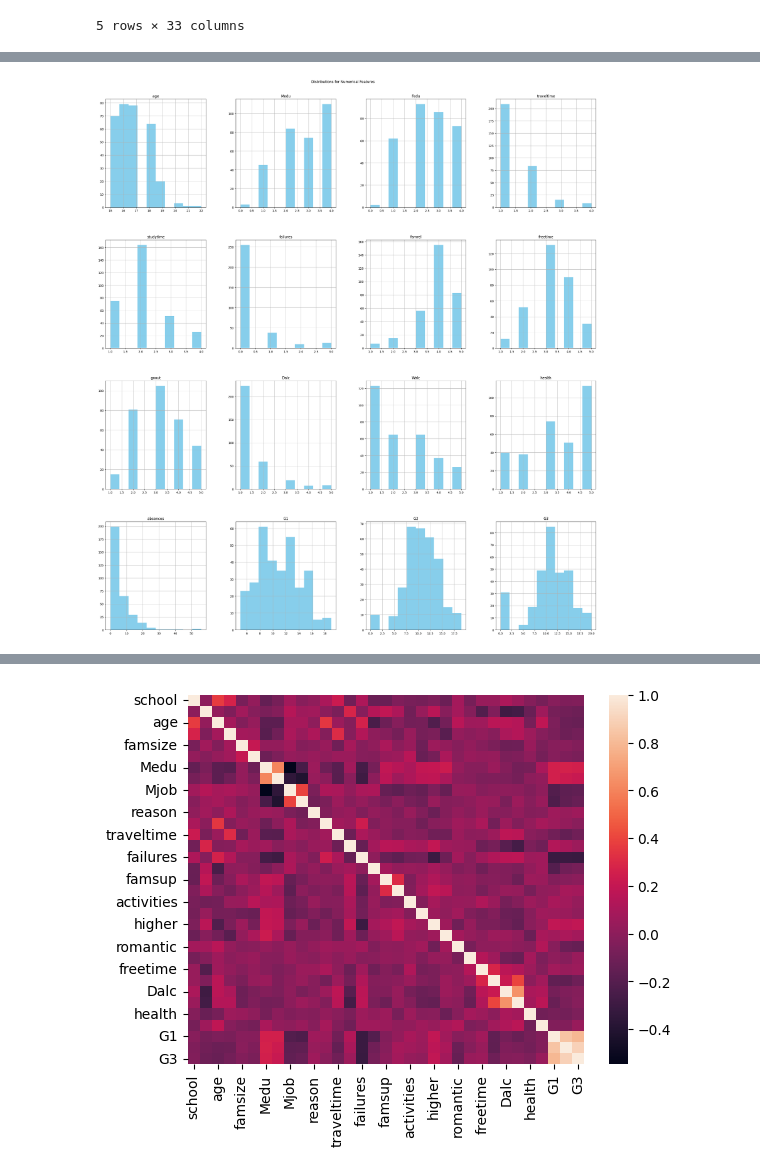
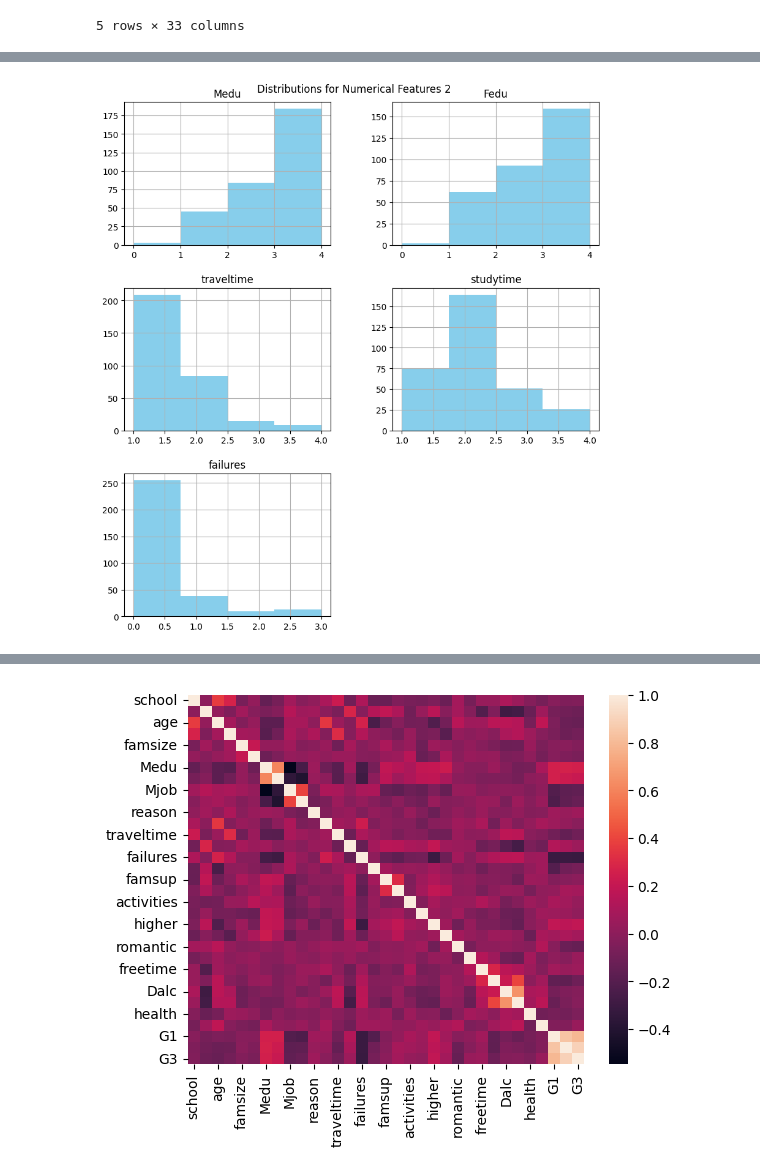
Before and after one commit to York-Solutions-B2E/jenny-huang-aml-student-regression, a Jupyter notebook: eda.ipynb, the cells around one changed output, grey strips where cells are left out. Saved outputs shown, nothing was run; the diff lists cells and outputs as text; code cells hidden in the pictures.

```diff
--- a/eda.ipynb
+++ b/eda.ipynb
@@ -54,7 +97,8 @@ plt.subplots_adjust(top = .95)
 # %%
-#distributions of numerical features
-num.hist(color = 'skyblue', bins = 10, figsize = (30,30))
-plt.suptitle("Distributions for Numerical Features")
+#distributions of numerical features on scale of 1-4
+num[num.columns[1:6]].hist(color = 'skyblue', bins = 4, figsize = (10,10))
+plt.suptitle("Distributions for Numerical Features 2")
 plt.subplots_adjust(top = 0.95)
+plt.savefig('figures/num_other_hist.png', bbox_inches = 'tight')
 # %% [output]
-[figure, old version]
+[figure, new version]
```
Also changed, not shown: parts of 12 cells of this notebook, 24 other files.
